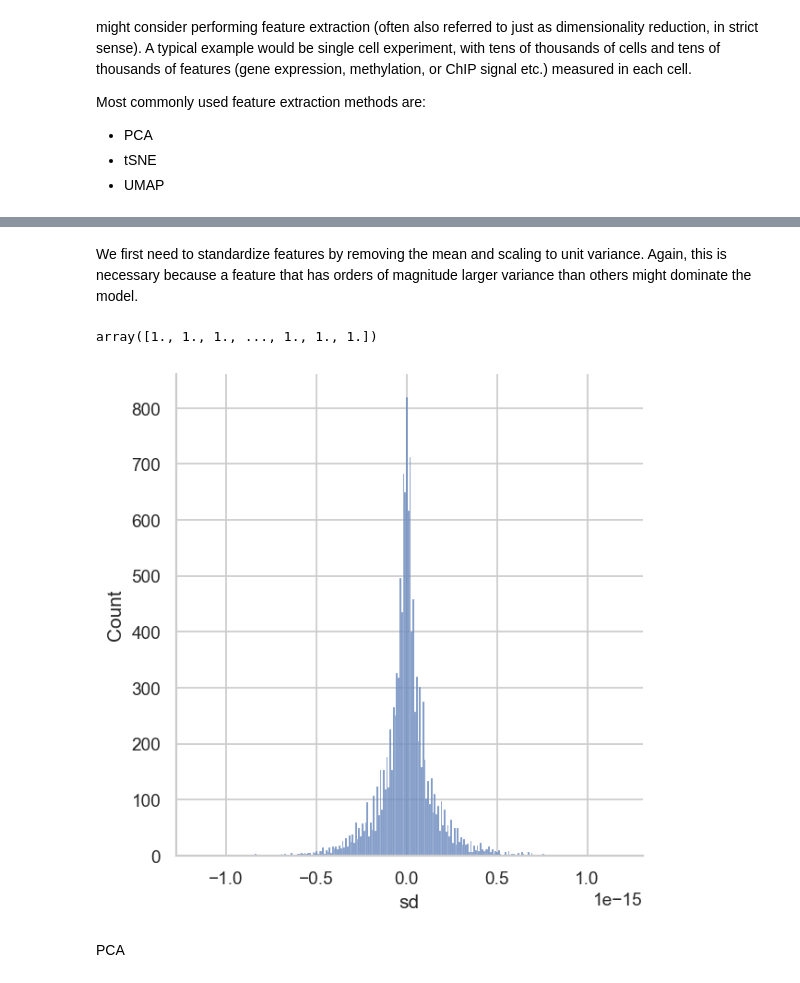
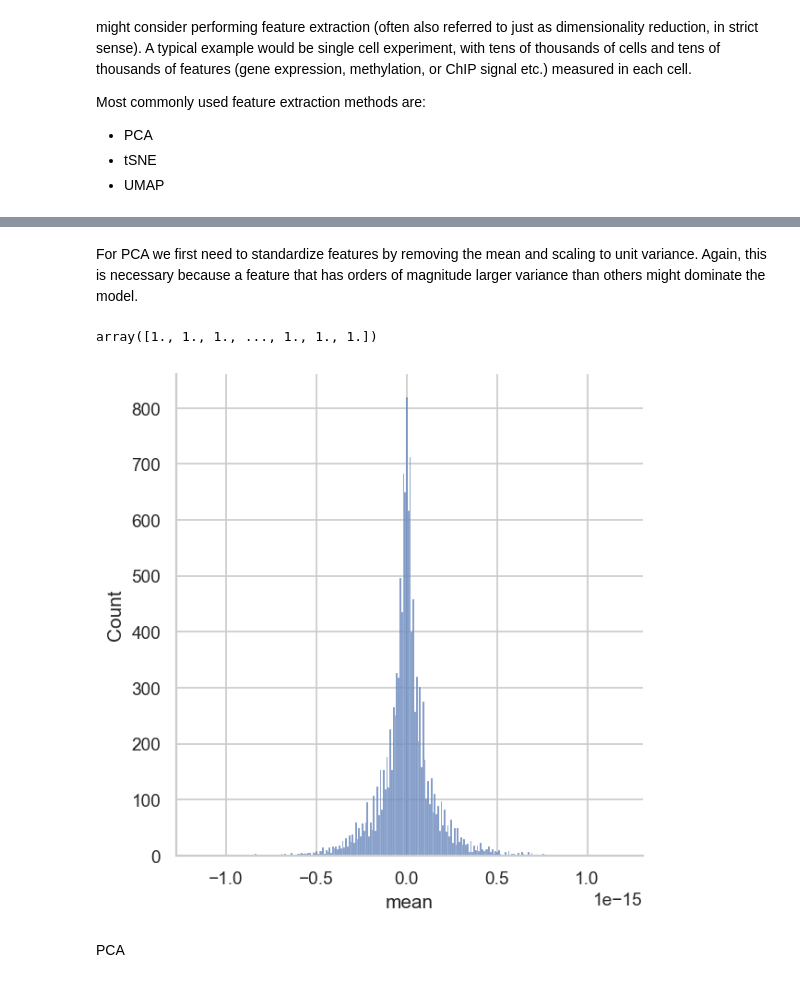
Before and after one commit to IvoLeist/ml_cnag-crg_course, a Jupyter notebook: day4/dimensionality_reduction.ipynb, the cells around one changed output, grey strips where cells are left out. Cells and saved outputs as stored; diff of their text form; code cells hidden in the pictures.

```diff
--- a/day4/dimensionality_reduction.ipynb
+++ b/day4/dimensionality_reduction.ipynb
@@ -523,20 +523,20 @@ eigenvalues in an eigenvector matrix $$ W $$ and transform the data into the new
 
 $$ y=W^{T}\times x $$
 # %% [markdown]
-We first need to standardize features by removing the mean and scaling to unit variance. Again, this is necessary
+For PCA we first need to standardize features by removing the mean and scaling to unit variance. Again, this is necessary
 because a feature that has orders of magnitude larger variance than others might dominate the model.
 # %%
 from sklearn.preprocessing import StandardScaler
 
 tmat = dt.drop('Class', axis=1)
 X = StandardScaler().fit_transform(tmat)
 
 #scaled data has mean 0 and var 1
-sns.displot(X.mean(axis=0)).set(xlabel='sd')
+sns.displot(X.mean(axis=0)).set(xlabel='mean')
 X.std(axis=0)
 # %% [output]
 array([1., 1., 1., ..., 1., 1., 1.])
-[figure, old version]
+[figure, new version]
 # %% [markdown]
 PCA
 # %%
```
Also changed, not shown: parts of 22 cells of this notebook.
